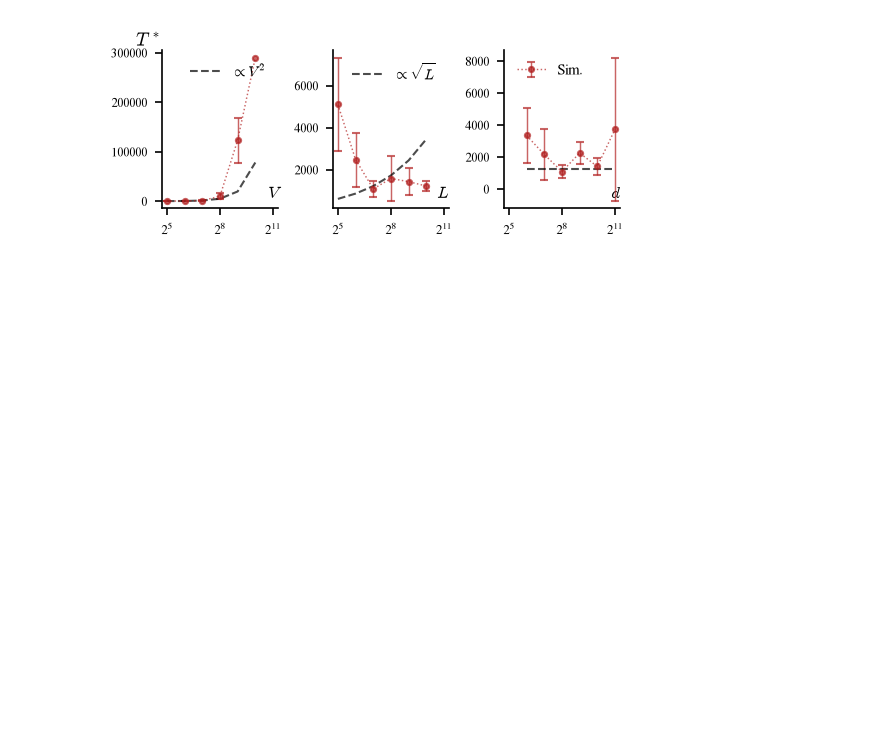
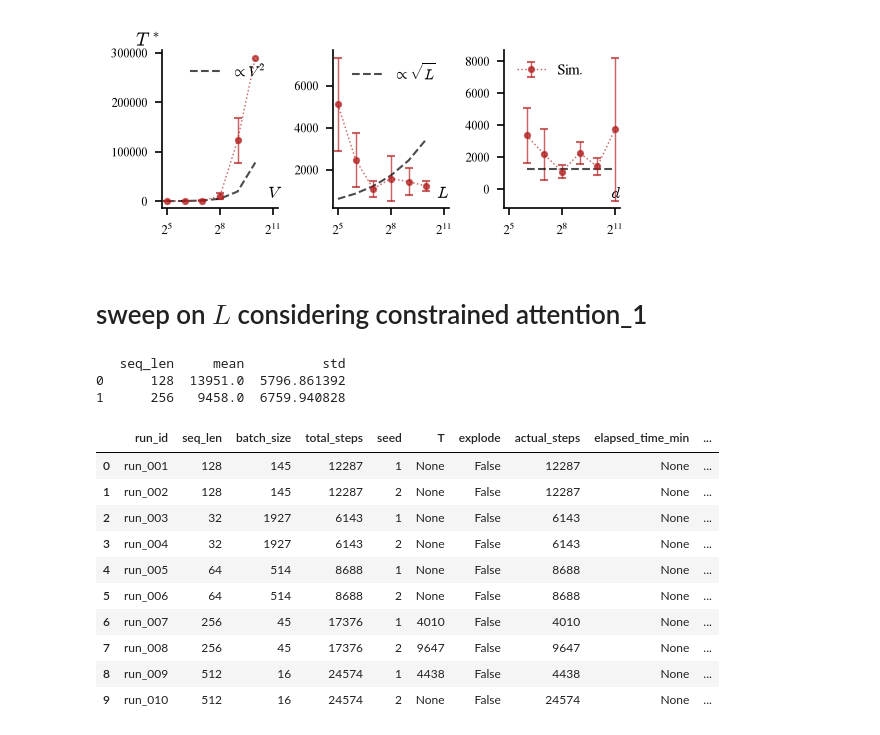
Before and after one commit to CristopherErazo/InContextLearning, a Jupyter notebook: notebooks/26_09_20_Scan_LearningRate.ipynb, the cells around one changed output. Drawn from its saved outputs; the diff is of its cells as text; code cells hidden in the pictures; blank space fills up the shorter version.

Commit message:
Retest sweep with constrained L1 mask, the problem still seems to persist.

```diff
--- a/notebooks/26_09_20_Scan_LearningRate.ipynb
+++ b/notebooks/26_09_20_Scan_LearningRate.ipynb
@@ -446,3 +446,77 @@ for i, name_variable in enumerate(names):
 # save_fig(fig,'time_scales',base_dir='../../Manuscript/figures')
 # %% [output]
 [figure]
+# %% [markdown]
+# sweep on $L$ considering constrained attention_1
+# %%
+experiment_name = 'sweep_L1_constrained'
+base_dir = '../data'
+reader = ExperimentReader(experiment_name,base_dir=base_dir)
+summary = reader.summarize_runs()
+
+
+summary['T'] = None
+summary['explode'] = None
+summary['actual_steps'] = None
+summary['elapsed_time_min'] = None
+summary['sec_per_step'] = None
+
+for i in range(len(summary)):
+    row = summary.iloc[i]
+    run_id = row['run_id']
+    metrics = reader.load_metrics(run_id).pivot(index='step', columns='metric', values='value').reset_index()
+    summary.loc[i,'actual_steps'] = metrics['step'].max()
+    # Check for nans in the metrics at the last step and flag the run with explode = True if any nans are found
+    if metrics.iloc[-1].isnull().any():
+        summary.loc[i,'explode'] = True
+    else:
+        summary.loc[i,'explode'] = False
+
+    # Read the elapsed time and seconds per step from the log file
+    # last_line, elapsed_time_min, sec_per_step = get_log_info(base_dir, experiment_name, run_id)
+    # summary.loc[i,'elapsed_time_min'] = elapsed_time_min
+    # summary.loc[i,'sec_per_step'] = sec_per_step
+
+
+    idx_transition = np.where(metrics['top1_accuracy']>0.5)[0]
+    if len(idx_transition) > 0:
+        T_transition = metrics['step'][idx_transition[0]]
+        summary.loc[i,'T'] = T_transition
+
+summary['steps_completed'] = summary['actual_steps'] >= summary['total_steps']
+
+# Filter out runs that did not reach the transition on a copy dataframe to avoid SettingWithCopyWarning
+filtered_summary = summary[summary['T'].notnull()].copy()
+
+# runs_out = ['run_014']
+# filtered_summary = filtered_summary[~filtered_summary['run_id'].isin(runs_out)]
+
+# print(filtered_summary[['run_id','vocab_size','d_model','seq_len','T']].tail())
+
+# Print filtered_summary sorted by T in descending order
+# print(filtered_summary[['run_id','vocab_size','d_model','seq_len','T']].sort_values(by='T', ascending=False).head(10))
+
+# Replace nans with 0 in the filtered_summary dataframe
+filtered_summary.fillna(0, inplace=True)
+
+# Group all runs with same vocab_size & seq_len and compute mean and std of T
+grouped = filtered_summary.groupby(['seq_len'])['T'].agg(['mean','std']).reset_index()
+print(grouped)
+# %% [output]
+   seq_len     mean          std
+0      128  13951.0  5796.861392
+1      256   9458.0  6759.940828
+# %%
+summary
+# %% [output]
+|  | run_id | seq_len | batch_size | total_steps | seed | T | explode | actual_steps | elapsed_time_min | ... |
+| 0 | run_001 | 128 | 145 | 12287 | 1 | None | False | 12287 | None | ... |
+| 1 | run_002 | 128 | 145 | 12287 | 2 | None | False | 12287 | None | ... |
+| 2 | run_003 | 32 | 1927 | 6143 | 1 | None | False | 6143 | None | ... |
+| 3 | run_004 | 32 | 1927 | 6143 | 2 | None | False | 6143 | None | ... |
+| 4 | run_005 | 64 | 514 | 8688 | 1 | None | False | 8688 | None | ... |
+| 5 | run_006 | 64 | 514 | 8688 | 2 | None | False | 8688 | None | ... |
+| 6 | run_007 | 256 | 45 | 17376 | 1 | 4010 | False | 4010 | None | ... |
+| 7 | run_008 | 256 | 45 | 17376 | 2 | 9647 | False | 9647 | None | ... |
+| 8 | run_009 | 512 | 16 | 24574 | 1 | 4438 | False | 4438 | None | ... |
+| 9 | run_010 | 512 | 16 | 24574 | 2 | None | False | 24574 | None | ... |
```
Also changed, not shown: 5 other files.
